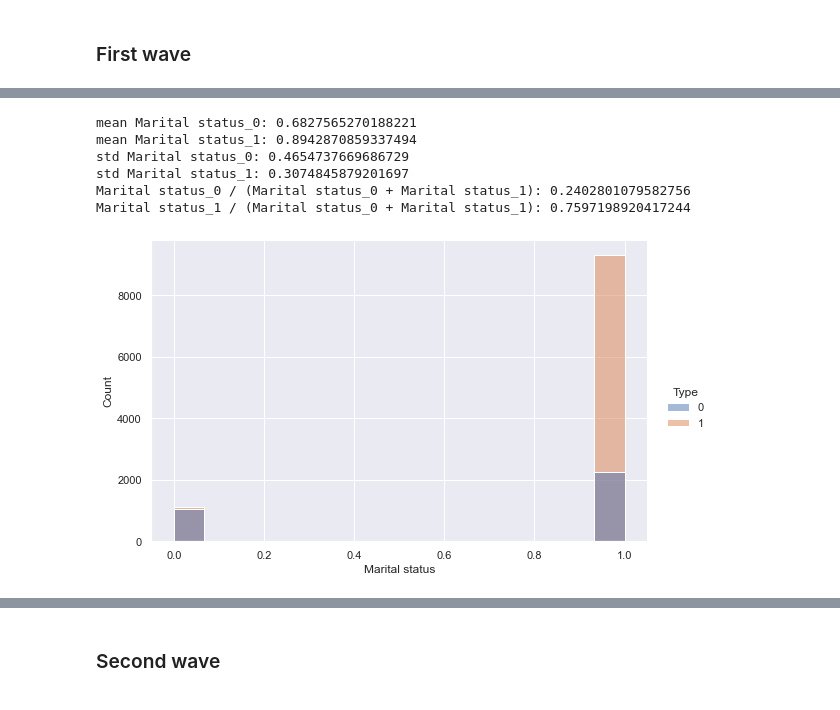
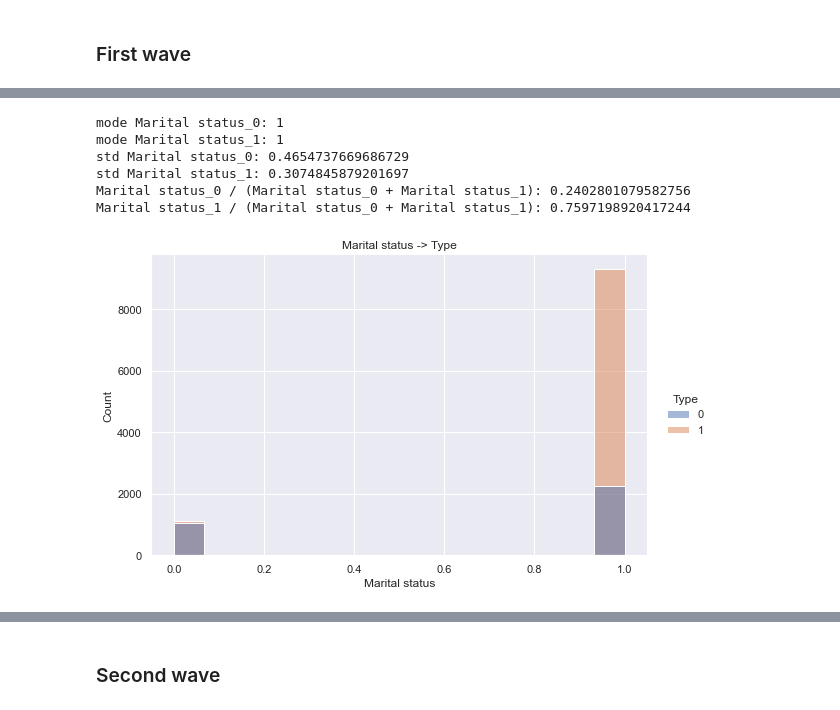
Before and after one commit to mghasemi19/ML_EconEduc, a Jupyter notebook: Type_classification.ipynb, the cells around one changed output, grey strips where cells are left out. Saved outputs shown, nothing was run; the diff lists cells and outputs as text; code cells hidden in the pictures.

```diff
--- a/Type_classification.ipynb
+++ b/Type_classification.ipynb
@@ -1388,21 +1392,22 @@ Gender_1 / (Gender_0 + Gender_1): 0.7597198920417244
 # %%
 sns.displot(df_test, x= 'Marital status', hue=df_test['Type'], kde=False, height=5, aspect=1.6)
+plt.title("Marital status -> Type")
 Gender_0 = df_test[df_test['Type']==0]['Marital status']
 Gender_1 = df_test[df_test['Type']==1]['Marital status']
-print(f'mean Marital status_0: {Gender_0.mean()}')
-print(f'mean Marital status_1: {Gender_1.mean()}')
+print(f'mode Marital status_0: {Gender_0.mode().iloc[0]}')
+print(f'mode Marital status_1: {Gender_1.mode().iloc[0]}')
 print(f'std Marital status_0: {Gender_0.std()}')
 print(f'std Marital status_1: {Gender_1.std()}')
 print(f'Marital status_0 / (Marital status_0 + Marital status_1): {Gender_0.shape[0] / (Gender_0.shape[0] + Gender_1.shape[0])}')
 print(f'Marital status_1 / (Marital status_0 + Marital status_1): {Gender_1.shape[0] / (Gender_0.shape[0] + Gender_1.shape[0])}')
 # %% [output]
-mean Marital status_0: 0.6827565270188221
-mean Marital status_1: 0.8942870859337494
+mode Marital status_0: 1
+mode Marital status_1: 1
 std Marital status_0: 0.4654737669686729
 std Marital status_1: 0.3074845879201697
 Marital status_0 / (Marital status_0 + Marital status_1): 0.2402801079582756
 Marital status_1 / (Marital status_0 + Marital status_1): 0.7597198920417244
-[figure, old version]
+[figure, new version]
 # %%
 Gender_0 = df_test[df_test['Gender']==0]
 Gender_1 = df_test[df_test['Gender']==1]
```
Also changed, not shown: parts of 6 cells of this notebook.
